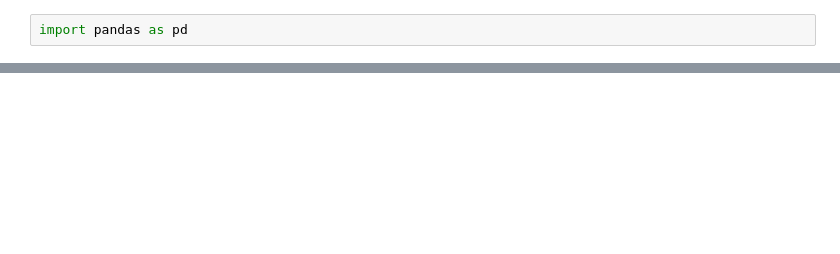
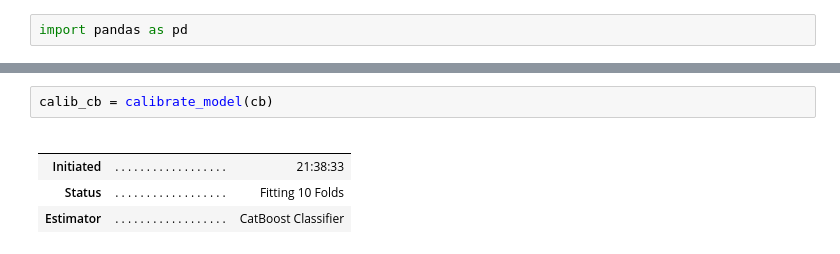
Before and after one commit to hafermoraes/dadossurdos, a Jupyter notebook: analyses/pns2019_libras.ipynb, the cells around one changed output, grey strips where cells are left out. Saved outputs shown, nothing was run; the diff lists cells and outputs as text; blank space fills up the shorter version.

```diff
--- a/analyses/pns2019_libras.ipynb
+++ b/analyses/pns2019_libras.ipynb
@@ -86,0 +148,8 @@ plot_model(best)
+# %%
+calib_cb = calibrate_model(cb)
+# %% [output]
+|  |  |  |
+|  |  |  |
+| Initiated | . . . . . . . . . . . . . . . . . . | 21:38:33 |
+| Status | . . . . . . . . . . . . . . . . . . | Fitting 10 Folds |
+| Estimator | . . . . . . . . . . . . . . . . . . | CatBoost Classifier |
```
Also changed, not shown: parts of 11 cells of this notebook.
